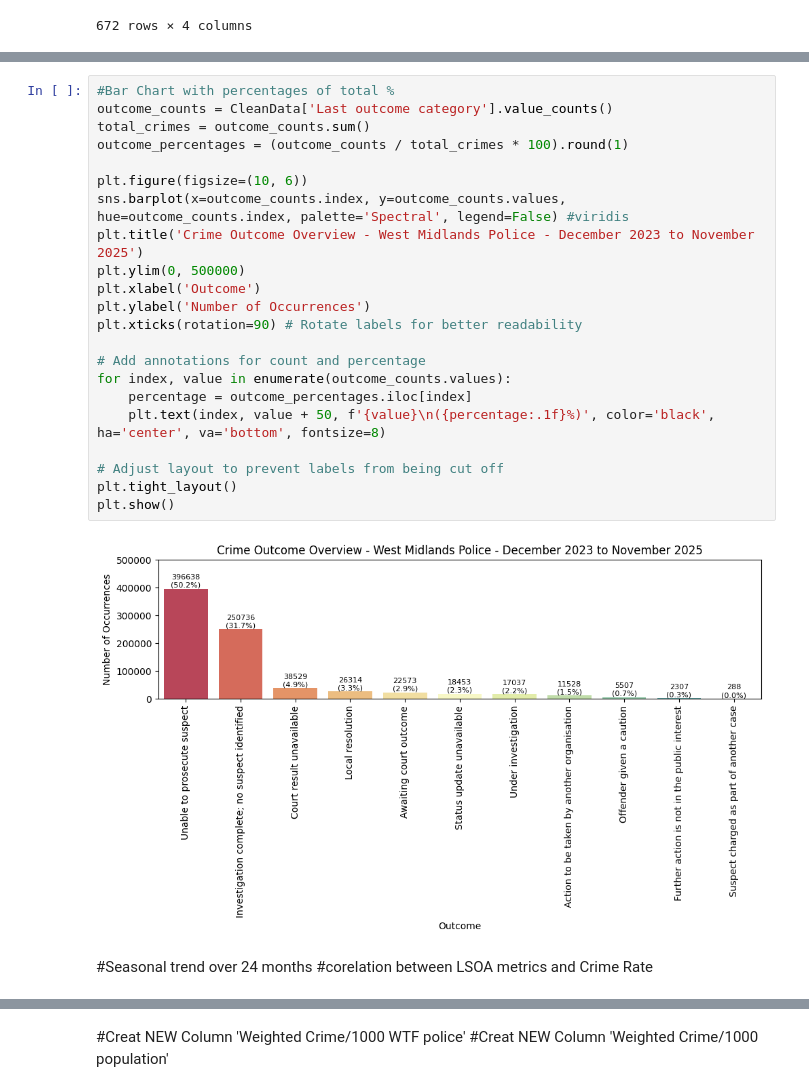
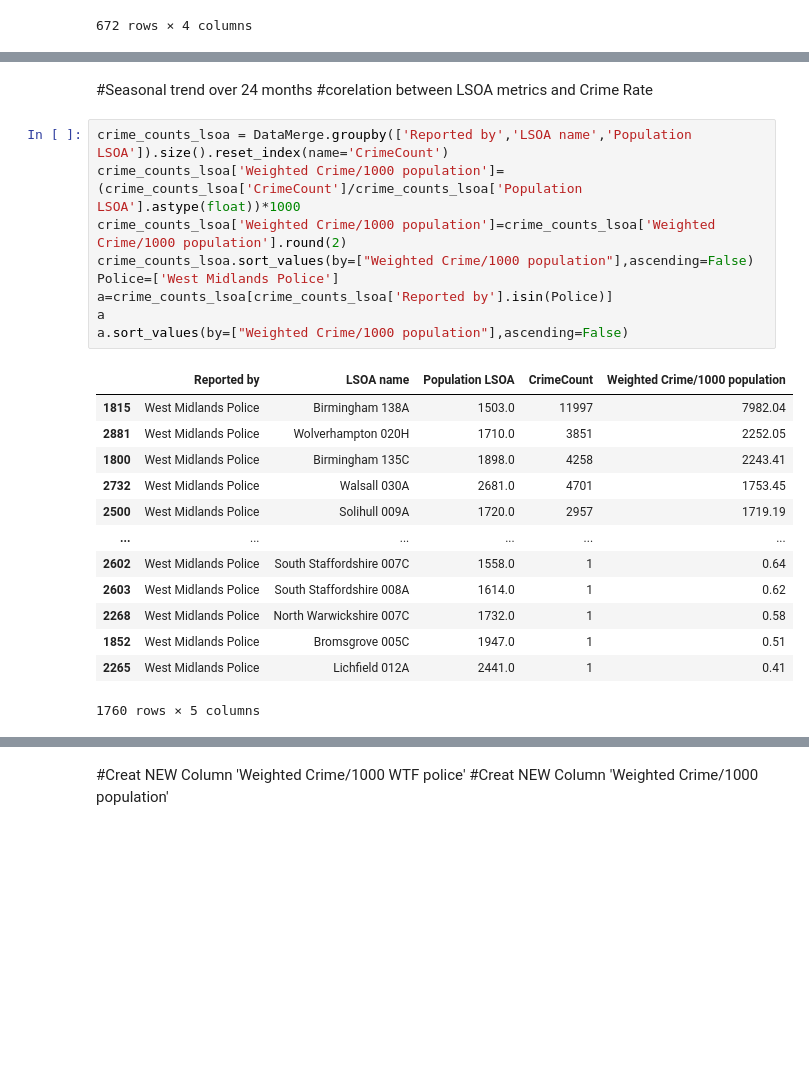
Before and after one commit to zhangwiki86-soton/L7---Data-Analysis-and-Visualisation, a Jupyter notebook: DRAFT Test Glob.ipynb, the cells around one changed output, grey strips where cells are left out. Saved outputs shown, nothing was run; the diff lists cells and outputs as text; blank space fills up the shorter version.

```diff
--- a/DRAFT Test Glob.ipynb
+++ b/DRAFT Test Glob.ipynb
@@ -601,27 +513,26 @@ plt.show()
-# %%
-#Bar Chart with percentages of total %
-outcome_counts = CleanData['Last outcome category'].value_counts()
-total_crimes = outcome_counts.sum()
-outcome_percentages = (outcome_counts / total_crimes * 100).round(1)
-
-plt.figure(figsize=(10, 6))
-sns.barplot(x=outcome_counts.index, y=outcome_counts.values, hue=outcome_counts.index, palette='Spectral', legend=False) #viridis
-plt.title('Crime Outcome Overview - West Midlands Police - December 2023 to November 2025')
-plt.ylim(0, 500000)
-plt.xlabel('Outcome')
-plt.ylabel('Number of Occurrences')
-plt.xticks(rotation=90) # Rotate labels for better readability
-
-# Add annotations for count and percentage
-for index, value in enumerate(outcome_counts.values):
-    percentage = outcome_percentages.iloc[index]
-    plt.text(index, value + 50, f'{value}\n({percentage:.1f}%)', color='black', ha='center', va='bottom', fontsize=8)
-
-# Adjust layout to prevent labels from being cut off
-plt.tight_layout()
-plt.show()
-# %% [output]
-[figure, removed]
 # %% [markdown]
 #Seasonal trend over 24 months
 #corelation between LSOA metrics and Crime Rate
+# %%
+crime_counts_lsoa = DataMerge.groupby(['Reported by','LSOA name','Population LSOA']).size().reset_index(name='CrimeCount')
+crime_counts_lsoa['Weighted Crime/1000 population']=(crime_counts_lsoa['CrimeCount']/crime_counts_lsoa['Population LSOA'].astype(float))*1000
+crime_counts_lsoa['Weighted Crime/1000 population']=crime_counts_lsoa['Weighted Crime/1000 population'].round(2)
+crime_counts_lsoa.sort_values(by=["Weighted Crime/1000 population"],ascending=False)
+Police=['West Midlands Police']
+a=crime_counts_lsoa[crime_counts_lsoa['Reported by'].isin(Police)]
+a
+a.sort_values(by=["Weighted Crime/1000 population"],ascending=False)
+# %% [output]
+|  | Reported by | LSOA name | Population LSOA | CrimeCount | Weighted Crime/1000 population |
+| 1815 | West Midlands Police | Birmingham 138A | 1503.0 | 11997 | 7982.04 |
+| 2881 | West Midlands Police | Wolverhampton 020H | 1710.0 | 3851 | 2252.05 |
+| 1800 | West Midlands Police | Birmingham 135C | 1898.0 | 4258 | 2243.41 |
+| 2732 | West Midlands Police | Walsall 030A | 2681.0 | 4701 | 1753.45 |
+| 2500 | West Midlands Police | Solihull 009A | 1720.0 | 2957 | 1719.19 |
+| ... | ... | ... | ... | ... | ... |
+| 2602 | West Midlands Police | South Staffordshire 007C | 1558.0 | 1 | 0.64 |
+| 2603 | West Midlands Police | South Staffordshire 008A | 1614.0 | 1 | 0.62 |
+| 2268 | West Midlands Police | North Warwickshire 007C | 1732.0 | 1 | 0.58 |
+| 1852 | West Midlands Police | Bromsgrove 005C | 1947.0 | 1 | 0.51 |
+| 2265 | West Midlands Police | Lichfield 012A | 2441.0 | 1 | 0.41 |
+1760 rows × 5 columns
```
Also changed, not shown: parts of 22 cells of this notebook.
